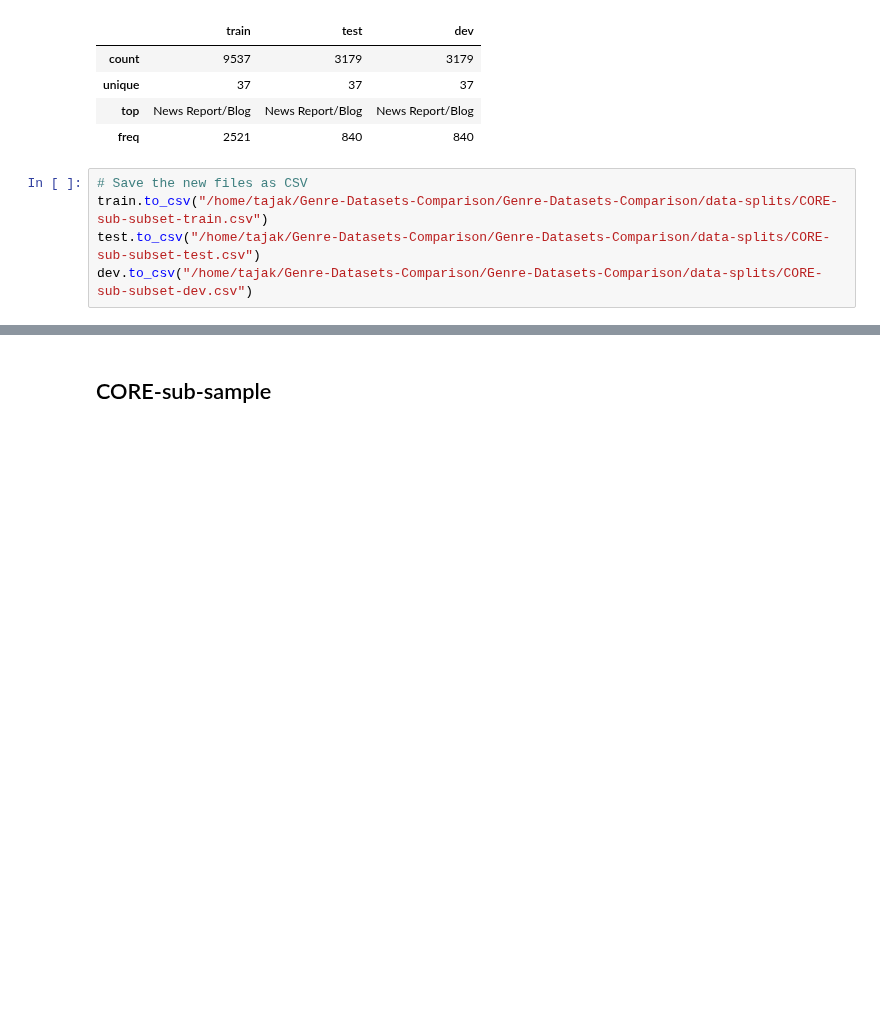
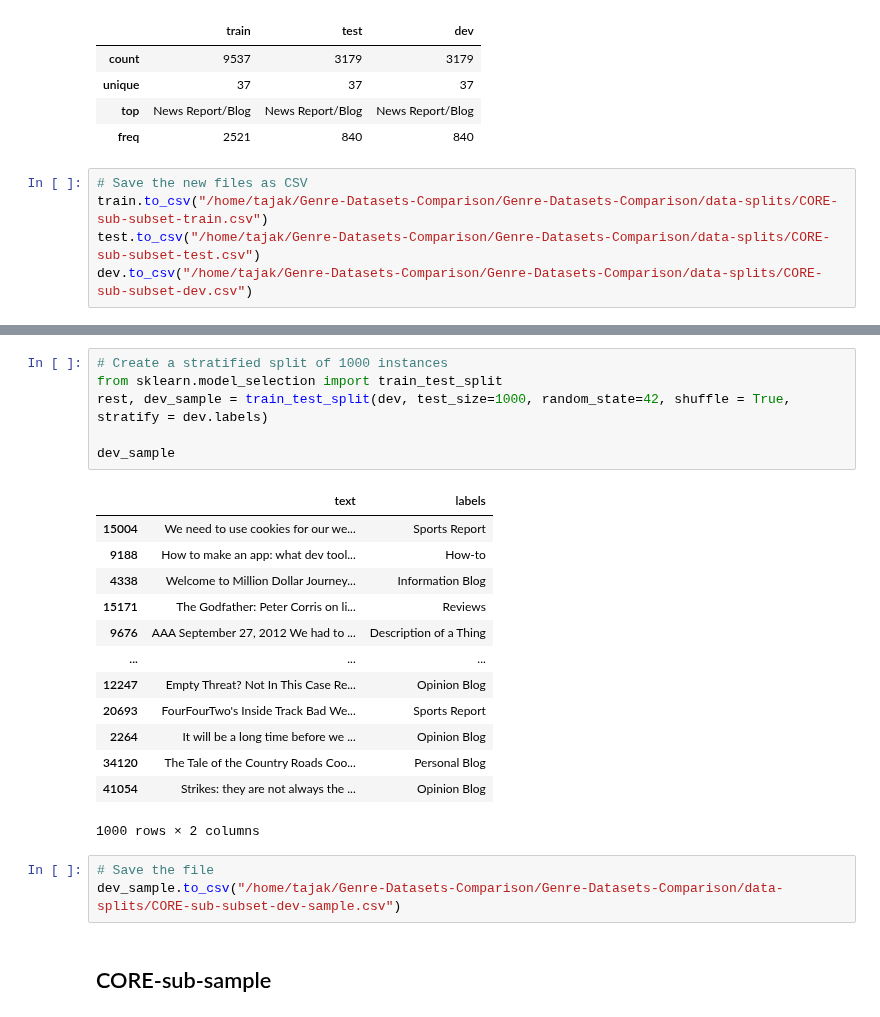
Before and after one commit to TajaKuzman/Genre-Datasets-Comparison, a Jupyter notebook: data-preparation-code/1-Data-Preparation-CORE.ipynb, the cells around one changed output, grey strips where cells are left out. Cells and saved outputs as stored; diff of their text form; blank space fills up the shorter version.

```diff
--- a/data-preparation-code/1-Data-Preparation-CORE.ipynb
+++ b/data-preparation-code/1-Data-Preparation-CORE.ipynb
@@ -910,3 +976,26 @@ dev.to_csv("/home/tajak/Genre-Datasets-Comparison/Genre-Datasets-Comparison/data
+# %%
+# Create a stratified split of 1000 instances
+from sklearn.model_selection import train_test_split
+rest, dev_sample = train_test_split(dev, test_size=1000, random_state=42, shuffle = True, stratify = dev.labels)
+
+dev_sample
+# %% [output]
+|  | text | labels |
+| 15004 | We need to use cookies for our we... | Sports Report |
+| 9188 | How to make an app: what dev tool... | How-to |
+| 4338 | Welcome to Million Dollar Journey... | Information Blog |
+| 15171 | The Godfather: Peter Corris on li... | Reviews |
+| 9676 | AAA September 27, 2012 We had to ... | Description of a Thing |
+| ... | ... | ... |
+| 12247 | Empty Threat? Not In This Case Re... | Opinion Blog |
+| 20693 | FourFourTwo's Inside Track Bad We... | Sports Report |
+| 2264 | It will be a long time before we ... | Opinion Blog |
+| 34120 | The Tale of the Country Roads Coo... | Personal Blog |
+| 41054 | Strikes: they are not always the ... | Opinion Blog |
+1000 rows × 2 columns
+# %%
+# Save the file
+dev_sample.to_csv("/home/tajak/Genre-Datasets-Comparison/Genre-Datasets-Comparison/data-splits/CORE-sub-subset-dev-sample.csv")
 # %% [markdown]
 ## CORE-sub-sample
 # %% [markdown]
```
Also changed, not shown: parts of 6 cells of this notebook, 3 other files.
